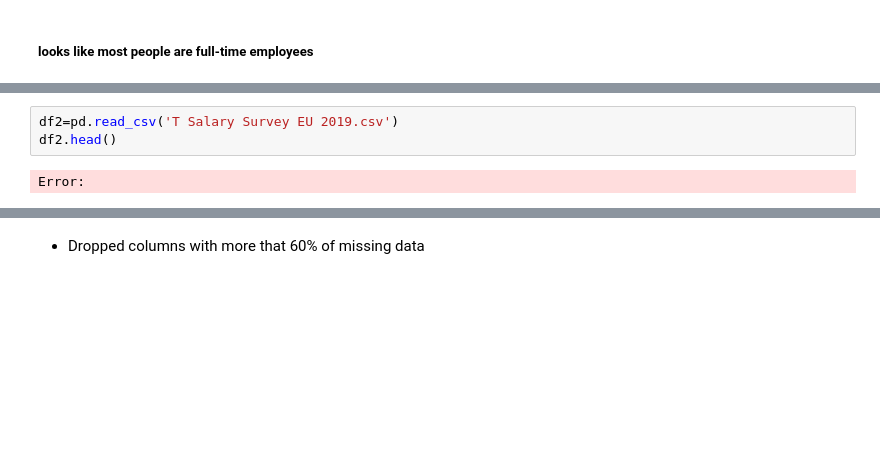
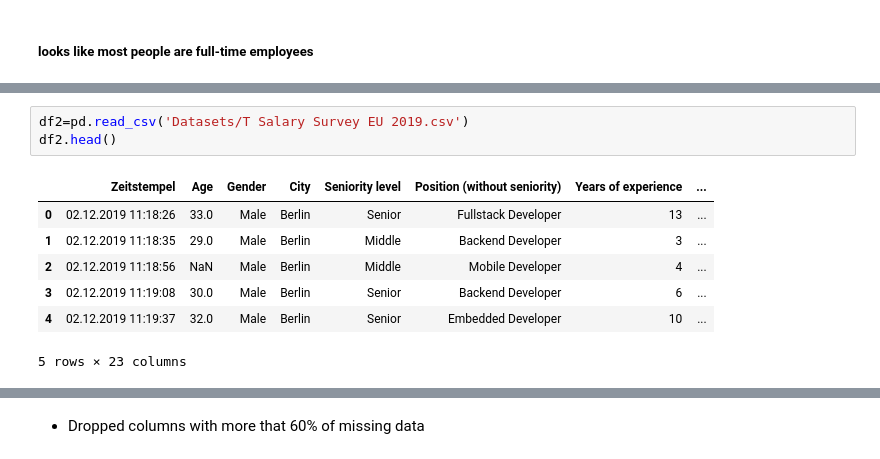
Before and after one commit to Njaramba-Riri/DSEA-Bootcamp, a Jupyter notebook: Eda project.ipynb, the cells around one changed output, grey strips where cells are left out. Drawn from its saved outputs; the diff is of its cells as text; blank space fills up the shorter version.

```diff
--- a/Eda project.ipynb
+++ b/Eda project.ipynb
@@ -109,8 +217,14 @@ Error:
 # %%
-df2=pd.read_csv('T Salary Survey EU 2019.csv')
+df2=pd.read_csv('Datasets/T Salary Survey EU 2019.csv')
 df2.head()
 # %% [output]
+|  | Zeitstempel | Age | Gender | City | Seniority level | Position (without seniority) | Years of experience | ... |
+| 0 | 02.12.2019 11:18:26 | 33.0 | Male | Berlin | Senior | Fullstack Developer | 13 | ... |
+| 1 | 02.12.2019 11:18:35 | 29.0 | Male | Berlin | Middle | Backend Developer | 3 | ... |
+| 2 | 02.12.2019 11:18:56 | NaN | Male | Berlin | Middle | Mobile Developer | 4 | ... |
+| 3 | 02.12.2019 11:19:08 | 30.0 | Male | Berlin | Senior | Backend Developer | 6 | ... |
+| 4 | 02.12.2019 11:19:37 | 32.0 | Male | Berlin | Senior | Embedded Developer | 10 | ... |
-Error:
+5 rows × 23 columns
 # %%
 df2.tail()
 # %% [output]
```
Also changed, not shown: parts of 41 cells of this notebook, 5 other files.
